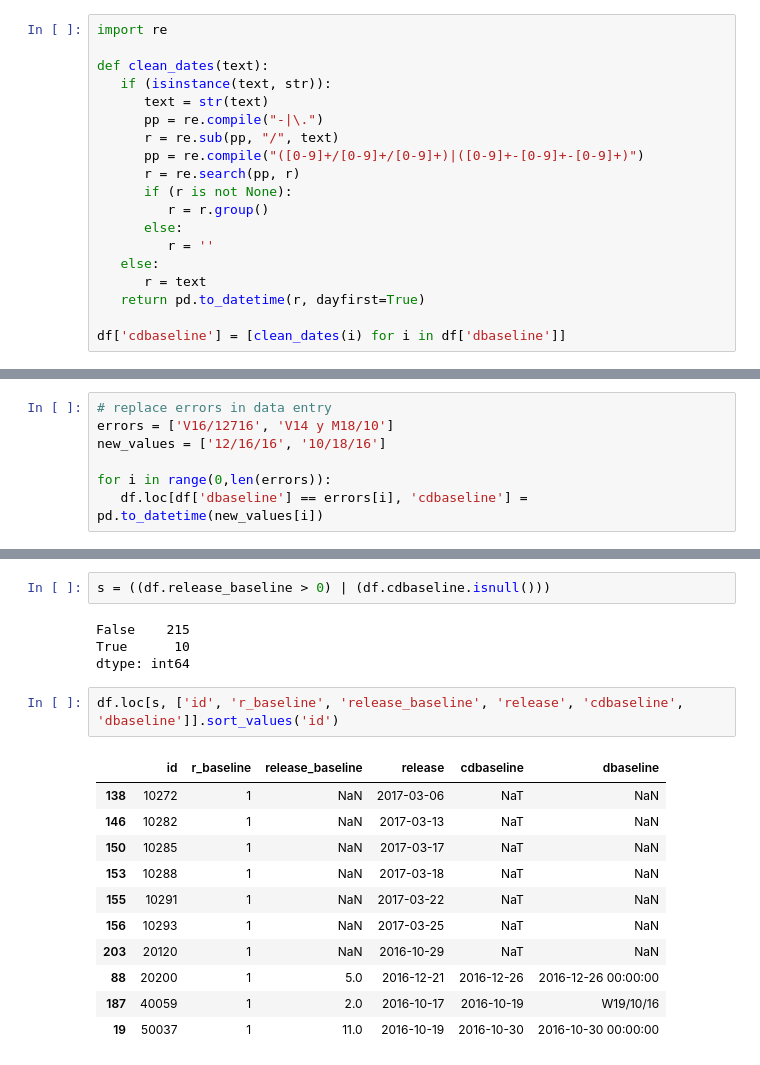
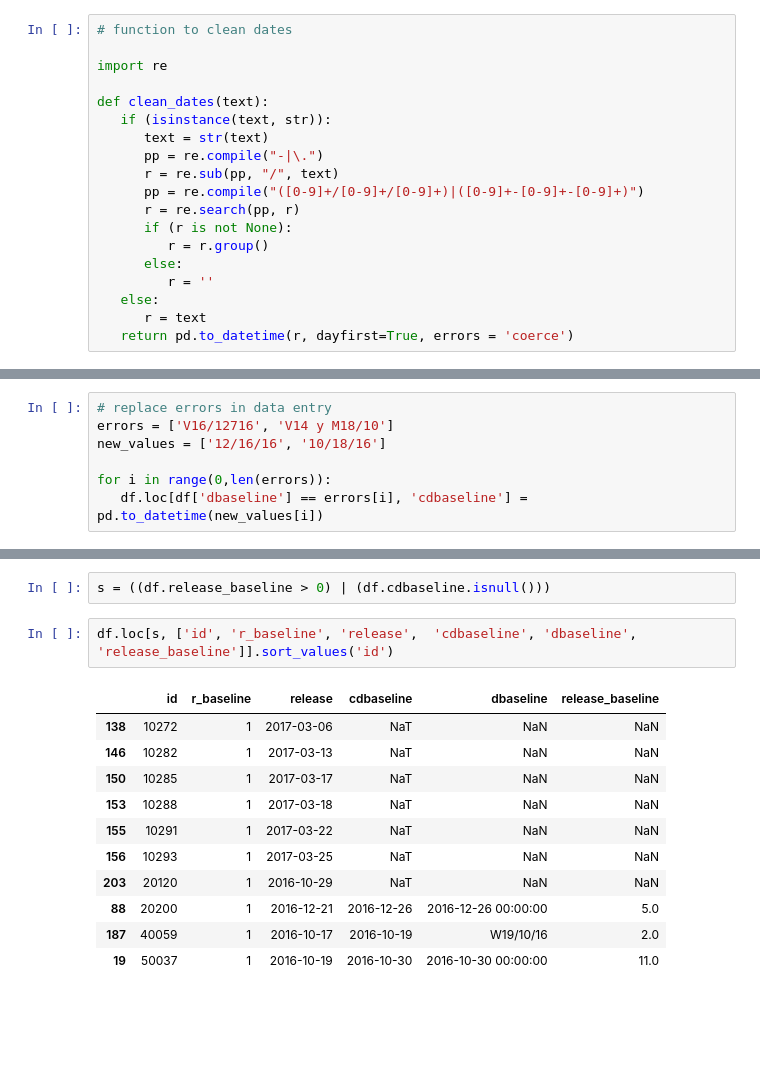
Before and after one commit to sdaza/reentry-chile, a Jupyter notebook: reports/reentry_chile_response_rates.ipynb, the cells around one changed output, grey strips where cells are left out. Cells and saved outputs as stored; diff of their text form; blank space fills up the shorter version.

```diff
--- a/reports/reentry_chile_response_rates.ipynb
+++ b/reports/reentry_chile_response_rates.ipynb
@@ -112,4 +118,6 @@ df = df.rename(columns={varname[0]: 'dbaseline'})
 # %%
+# function to clean dates
+
 import re
 
 def clean_dates(text):
@@ -125,6 +133,4 @@ def clean_dates(text):
          r = ''
    else:
       r = text
-   return pd.to_datetime(r, dayfirst=True)
-
-df['cdbaseline'] = [clean_dates(i) for i in df['dbaseline']]
+   return pd.to_datetime(r, dayfirst=True, errors = 'coerce')
@@ -155,21 +173,17 @@ plt.show()
 [figure]
 # %%
 s = ((df.release_baseline > 0) | (df.cdbaseline.isnull()))
-# %% [output]
-False    215
-True      10
-dtype: int64
 # %%
-df.loc[s, ['id', 'r_baseline', 'release_baseline', 'release', 'cdbaseline', 'dbaseline']].sort_values('id')
+df.loc[s, ['id', 'r_baseline', 'release',  'cdbaseline', 'dbaseline', 'release_baseline']].sort_values('id')
 # %% [output]
-|  | id | r_baseline | release_baseline | release | cdbaseline | dbaseline |
-| 138 | 10272 | 1 | NaN | 2017-03-06 | NaT | NaN |
-| 146 | 10282 | 1 | NaN | 2017-03-13 | NaT | NaN |
-| 150 | 10285 | 1 | NaN | 2017-03-17 | NaT | NaN |
-| 153 | 10288 | 1 | NaN | 2017-03-18 | NaT | NaN |
-| 155 | 10291 | 1 | NaN | 2017-03-22 | NaT | NaN |
-| 156 | 10293 | 1 | NaN | 2017-03-25 | NaT | NaN |
-| 203 | 20120 | 1 | NaN | 2016-10-29 | NaT | NaN |
-| 88 | 20200 | 1 | 5.0 | 2016-12-21 | 2016-12-26 | 2016-12-26 00:00:00 |
-| 187 | 40059 | 1 | 2.0 | 2016-10-17 | 2016-10-19 | W19/10/16 |
-| 19 | 50037 | 1 | 11.0 | 2016-10-19 | 2016-10-30 | 2016-10-30 00:00:00 |
+|  | id | r_baseline | release | cdbaseline | dbaseline | release_baseline |
+| 138 | 10272 | 1 | 2017-03-06 | NaT | NaN | NaN |
+| 146 | 10282 | 1 | 2017-03-13 | NaT | NaN | NaN |
+| 150 | 10285 | 1 | 2017-03-17 | NaT | NaN | NaN |
+| 153 | 10288 | 1 | 2017-03-18 | NaT | NaN | NaN |
+| 155 | 10291 | 1 | 2017-03-22 | NaT | NaN | NaN |
+| 156 | 10293 | 1 | 2017-03-25 | NaT | NaN | NaN |
+| 203 | 20120 | 1 | 2016-10-29 | NaT | NaN | NaN |
+| 88 | 20200 | 1 | 2016-12-21 | 2016-12-26 | 2016-12-26 00:00:00 | 5.0 |
+| 187 | 40059 | 1 | 2016-10-17 | 2016-10-19 | W19/10/16 | 2.0 |
+| 19 | 50037 | 1 | 2016-10-19 | 2016-10-30 | 2016-10-30 00:00:00 | 11.0 |
```
Also changed, not shown: parts of 52 cells of this notebook.
